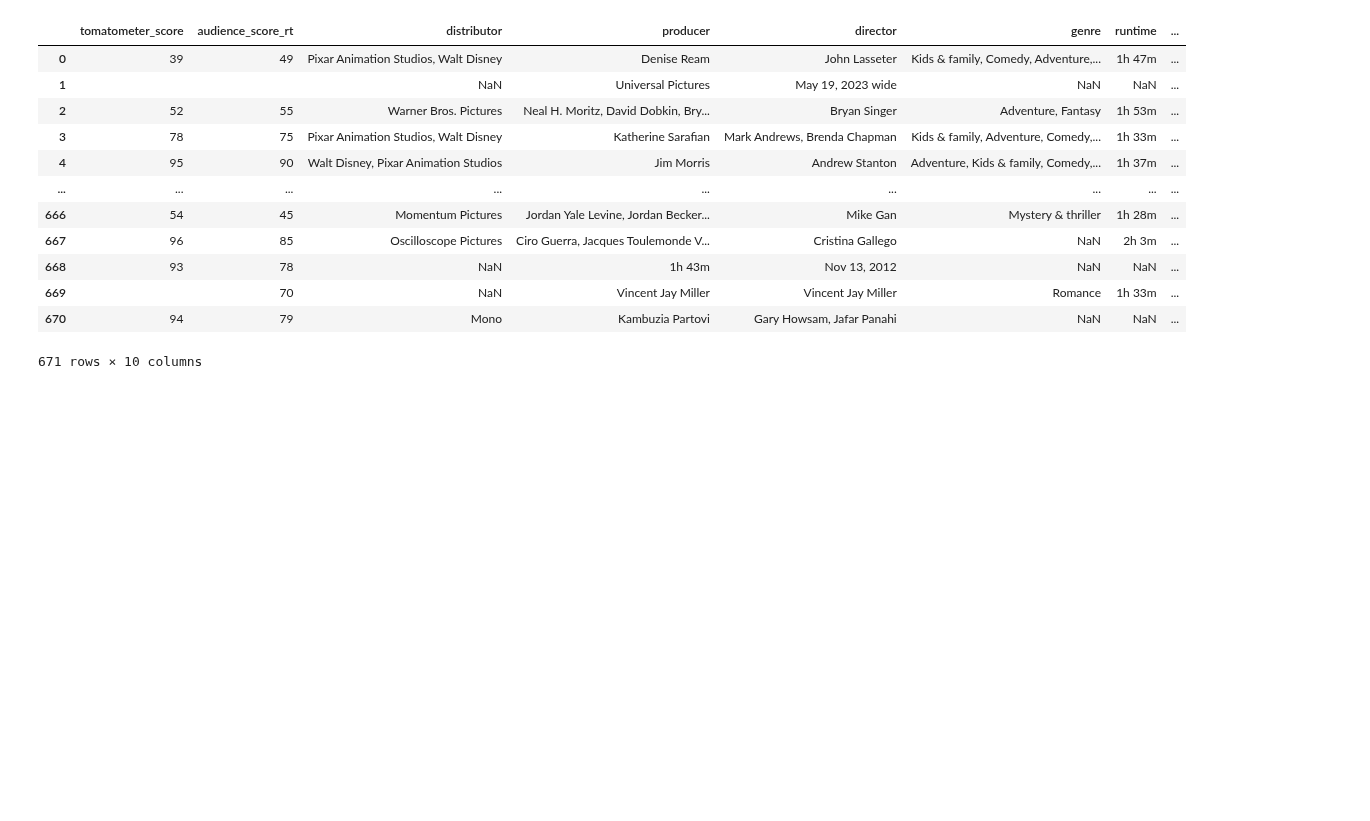
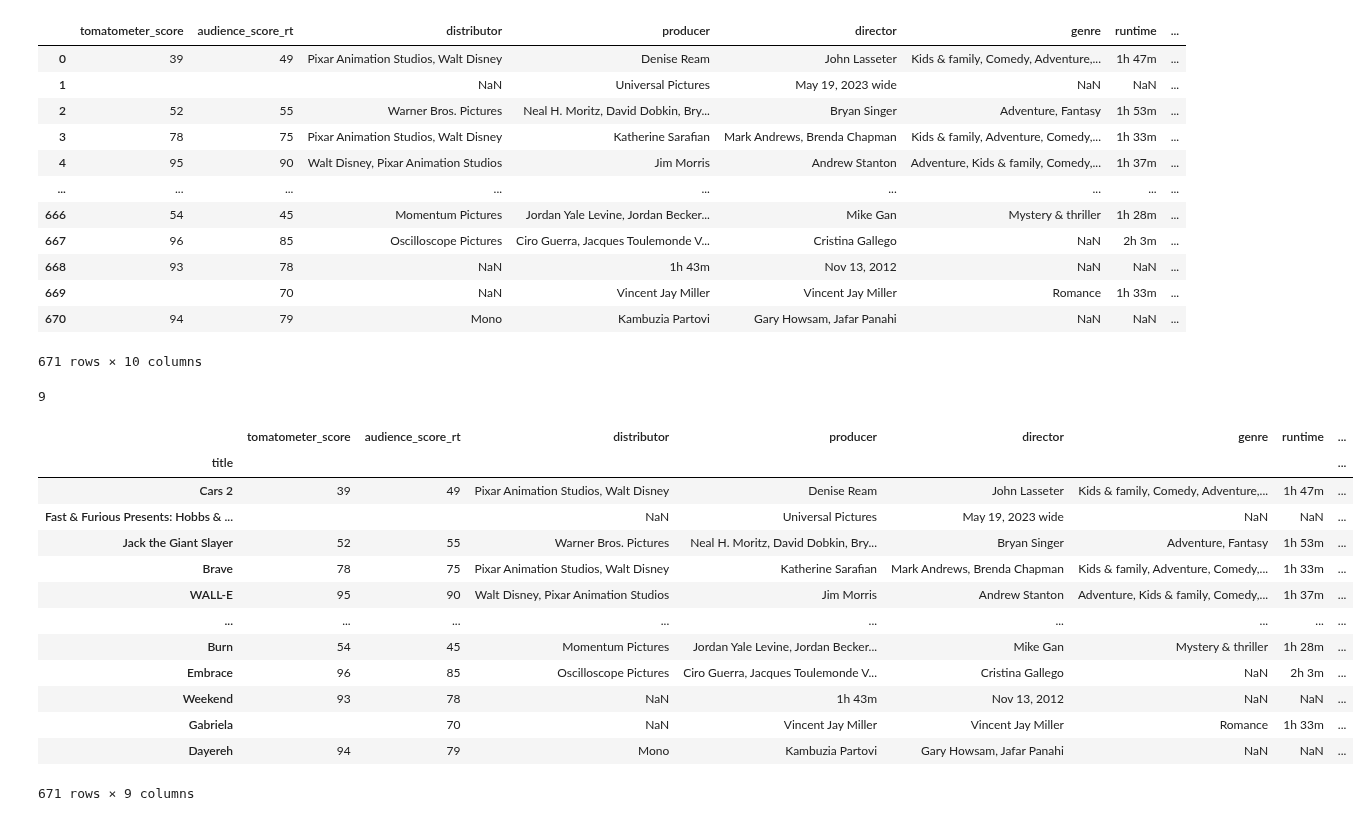
Before and after one commit to lmbauyeung/Final_Project, a Jupyter notebook: Web Scraping_Rotten Tomatoes.ipynb, the cells around one changed output. Cells and saved outputs as stored; diff of their text form; code cells hidden in the pictures; blank space fills up the shorter version.

```diff
--- a/Web Scraping_Rotten Tomatoes.ipynb
+++ b/Web Scraping_Rotten Tomatoes.ipynb
@@ -529,0 +511,6 @@ df_former_nan
+# %%
+df_try["tomatometer_score"].isna().sum()
+# %% [output]
+9
+# %%
+df_former_nan.set_index("title", inplace=True)
@@ -529,0 +519,17 @@ df_former_nan
+# %%
+df_former_nan
+# %% [output]
+|  | tomatometer_score | audience_score_rt | distributor | producer | director | genre | runtime | ... |
+| title |  |  |  |  |  |  |  | ... |
+| Cars 2 | 39 | 49 | Pixar Animation Studios, Walt Disney | Denise Ream | John Lasseter | Kids & family, Comedy, Adventure,... | 1h 47m | ... |
+| Fast & Furious Presents: Hobbs & ... |  |  | NaN | Universal Pictures | May 19, 2023 wide | NaN | NaN | ... |
+| Jack the Giant Slayer | 52 | 55 | Warner Bros. Pictures | Neal H. Moritz, David Dobkin, Bry... | Bryan Singer | Adventure, Fantasy | 1h 53m | ... |
+| Brave | 78 | 75 | Pixar Animation Studios, Walt Disney | Katherine Sarafian | Mark Andrews, Brenda Chapman | Kids & family, Adventure, Comedy,... | 1h 33m | ... |
+| WALL-E | 95 | 90 | Walt Disney, Pixar Animation Studios | Jim Morris | Andrew Stanton | Adventure, Kids & family, Comedy,... | 1h 37m | ... |
+| ... | ... | ... | ... | ... | ... | ... | ... | ... |
+| Burn | 54 | 45 | Momentum Pictures | Jordan Yale Levine, Jordan Becker... | Mike Gan | Mystery & thriller | 1h 28m | ... |
+| Embrace | 96 | 85 | Oscilloscope Pictures | Ciro Guerra, Jacques Toulemonde V... | Cristina Gallego | NaN | 2h 3m | ... |
+| Weekend | 93 | 78 | NaN | 1h 43m | Nov 13, 2012 | NaN | NaN | ... |
+| Gabriela |  | 70 | NaN | Vincent Jay Miller | Vincent Jay Miller | Romance | 1h 33m | ... |
+| Dayereh | 94 | 79 | Mono | Kambuzia Partovi | Gary Howsam, Jafar Panahi | NaN | NaN | ... |
+671 rows × 9 columns
```
Also changed, not shown: parts of 20 cells of this notebook, 1 other file.
